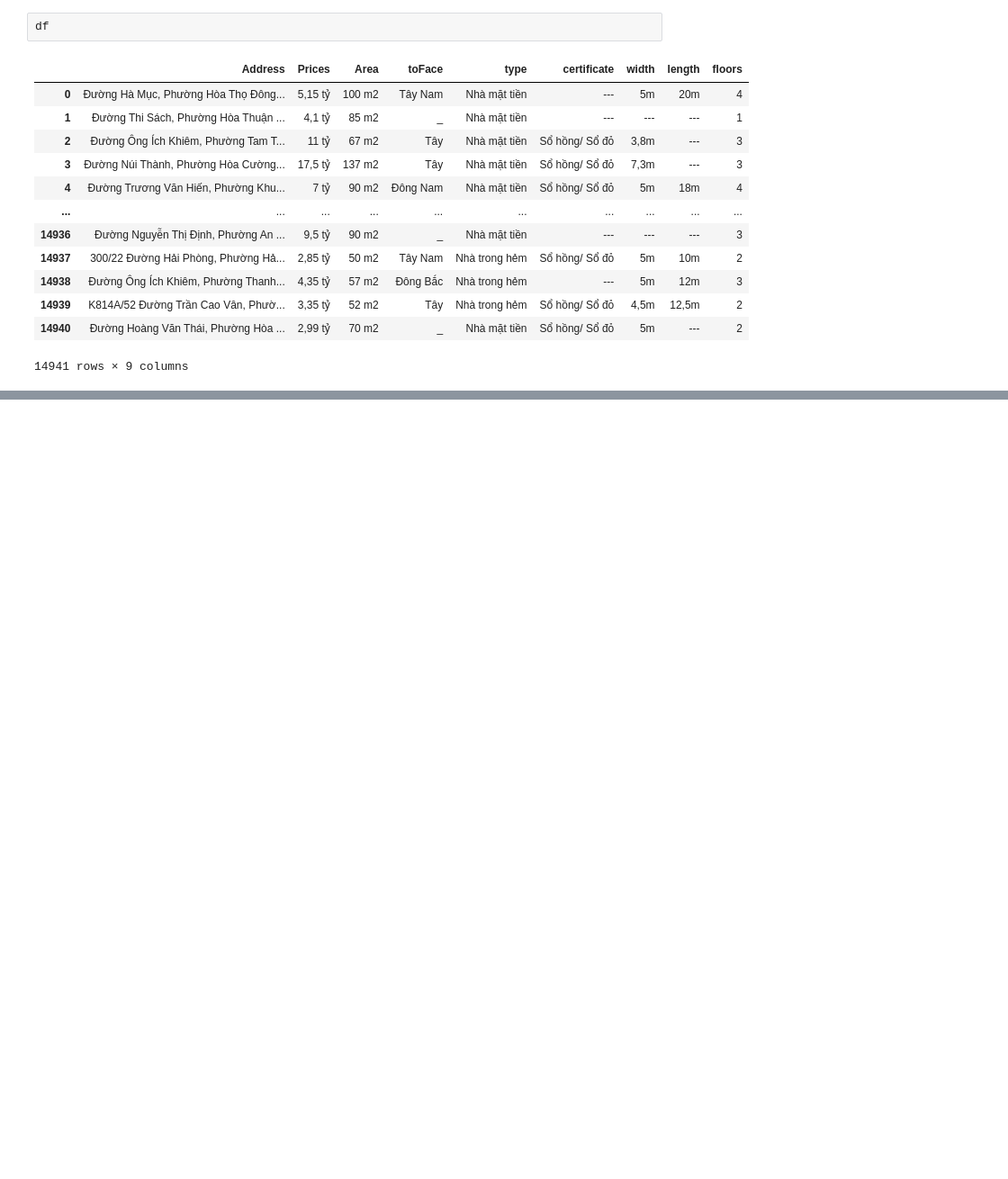
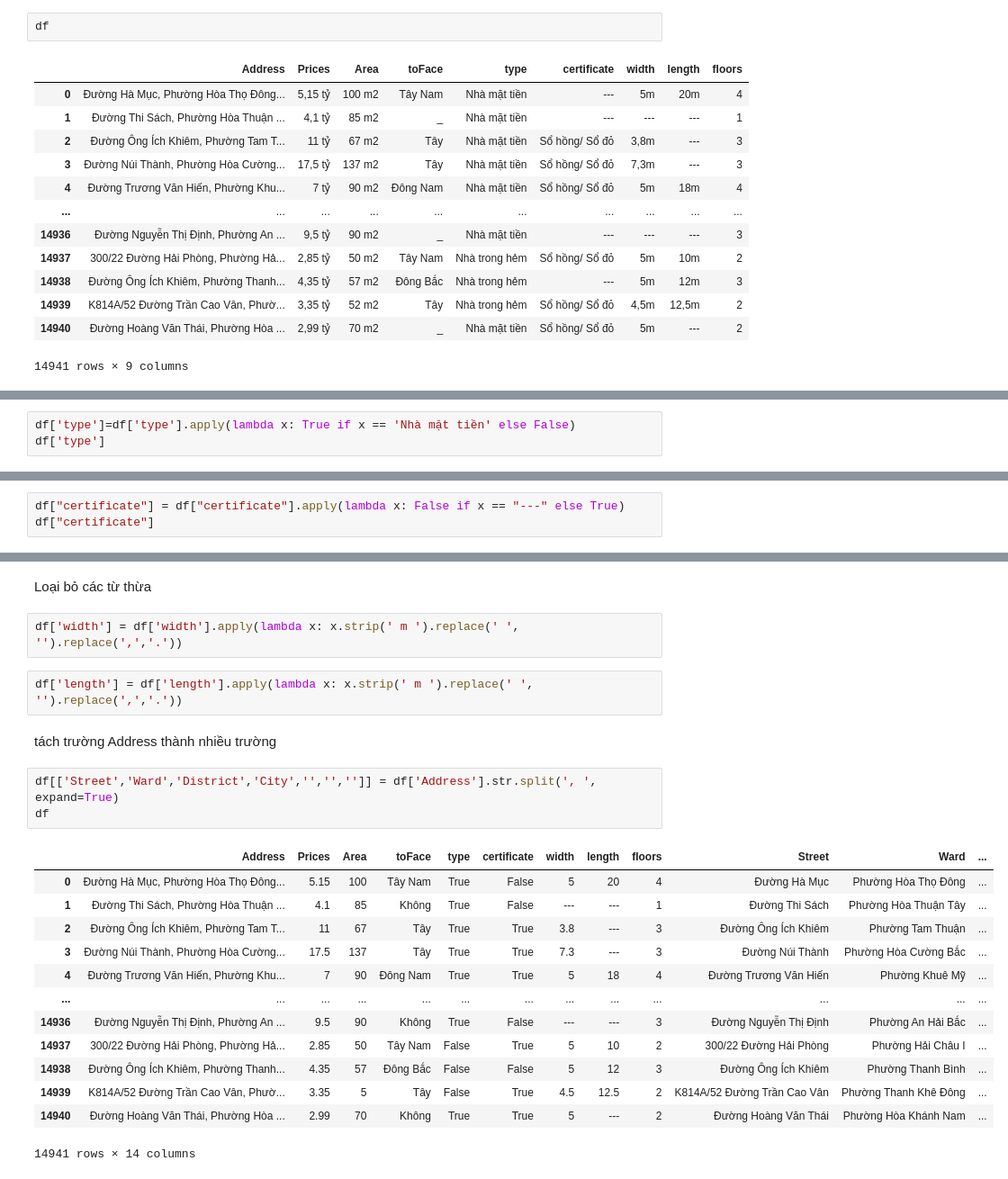
Before and after one commit to Truongquangkhang/Real_estate_in_DaNang, a Jupyter notebook: Khang/Clean_Data.ipynb, the cells around one changed output, grey strips where cells are left out. Shown at 90% size. Cells and saved outputs as stored; diff of their text form; blank space fills up the shorter version.

```diff
--- a/Khang/Clean_Data.ipynb
+++ b/Khang/Clean_Data.ipynb
@@ -39,0 +80,3 @@ df[(df['toFace']=='_')]
+# %%
+df['type']=df['type'].apply(lambda x: True if x == 'Nhà mặt tiền' else False)
+df['type']
@@ -39,0 +98,3 @@ df[(df['toFace']=='_')]
+# %%
+df["certificate"] = df["certificate"].apply(lambda x: False if x == "---" else True)
+df["certificate"]
@@ -39,0 +114,25 @@ df[(df['toFace']=='_')]
+# %% [markdown]
+Loại bỏ các từ thừa
+# %%
+df['width'] = df['width'].apply(lambda x: x.strip(' m ').replace(' ', '').replace(',','.'))
+# %%
+df['length'] = df['length'].apply(lambda x: x.strip(' m ').replace(' ', '').replace(',','.'))
+# %% [markdown]
+tách trường Address thành nhiều trường
+# %%
+df[['Street','Ward','District','City','','','']] = df['Address'].str.split(', ', expand=True)
+df
+# %% [output]
+|  | Address | Prices | Area | toFace | type | certificate | width | length | floors | Street | Ward | ... |
+| 0 | Đường Hà Mục, Phường Hòa Thọ Đông... | 5.15 | 100 | Tây Nam | True | False | 5 | 20 | 4 | Đường Hà Mục | Phường Hòa Thọ Đông | ... |
+| 1 | Đường Thi Sách, Phường Hòa Thuận ... | 4.1 | 85 | Không | True | False | --- | --- | 1 | Đường Thi Sách | Phường Hòa Thuận Tây | ... |
+| 2 | Đường Ông Ích Khiêm, Phường Tam T... | 11 | 67 | Tây | True | True | 3.8 | --- | 3 | Đường Ông Ích Khiêm | Phường Tam Thuận | ... |
+| 3 | Đường Núi Thành, Phường Hòa Cường... | 17.5 | 137 | Tây | True | True | 7.3 | --- | 3 | Đường Núi Thành | Phường Hòa Cường Bắc | ... |
+| 4 | Đường Trương Văn Hiến, Phường Khu... | 7 | 90 | Đông Nam | True | True | 5 | 18 | 4 | Đường Trương Văn Hiến | Phường Khuê Mỹ | ... |
+| ... | ... | ... | ... | ... | ... | ... | ... | ... | ... | ... | ... | ... |
+| 14936 | Đường Nguyễn Thị Định, Phường An ... | 9.5 | 90 | Không | True | False | --- | --- | 3 | Đường Nguyễn Thị Định | Phường An Hải Bắc | ... |
+| 14937 | 300/22 Đường Hải Phòng, Phường Hả... | 2.85 | 50 | Tây Nam | False | True | 5 | 10 | 2 | 300/22 Đường Hải Phòng | Phường Hải Châu I | ... |
+| 14938 | Đường Ông Ích Khiêm, Phường Thanh... | 4.35 | 57 | Đông Bắc | False | False | 5 | 12 | 3 | Đường Ông Ích Khiêm | Phường Thanh Bình | ... |
+| 14939 | K814A/52 Đường Trần Cao Vân, Phườ... | 3.35 | 5 | Tây | False | True | 4.5 | 12.5 | 2 | K814A/52 Đường Trần Cao Vân | Phường Thanh Khê Đông | ... |
+| 14940 | Đường Hoàng Văn Thái, Phường Hòa ... | 2.99 | 70 | Không | True | True | 5 | --- | 2 | Đường Hoàng Văn Thái | Phường Hòa Khánh Nam | ... |
+14941 rows × 14 columns
```
Also changed, not shown: parts of 26 cells of this notebook.
